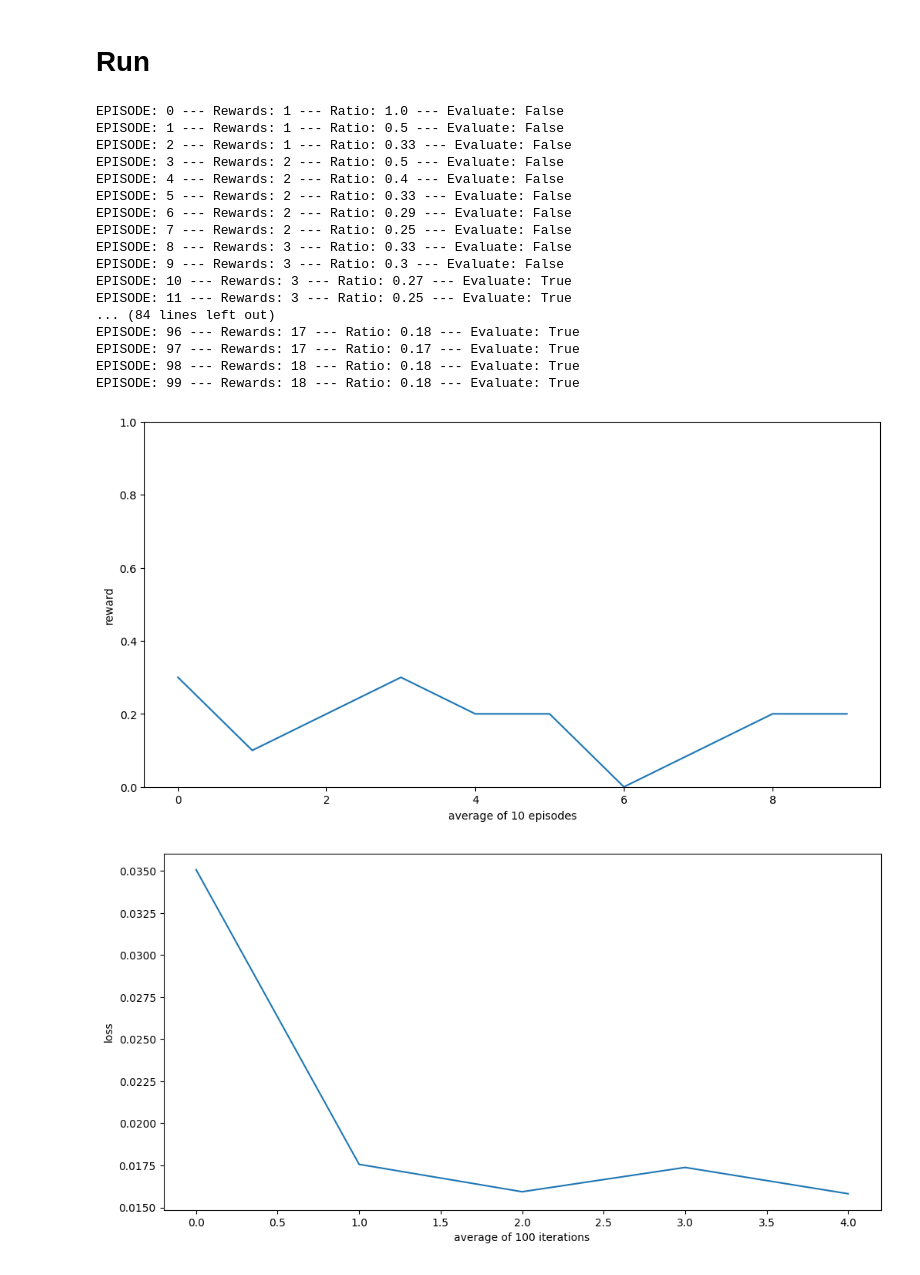
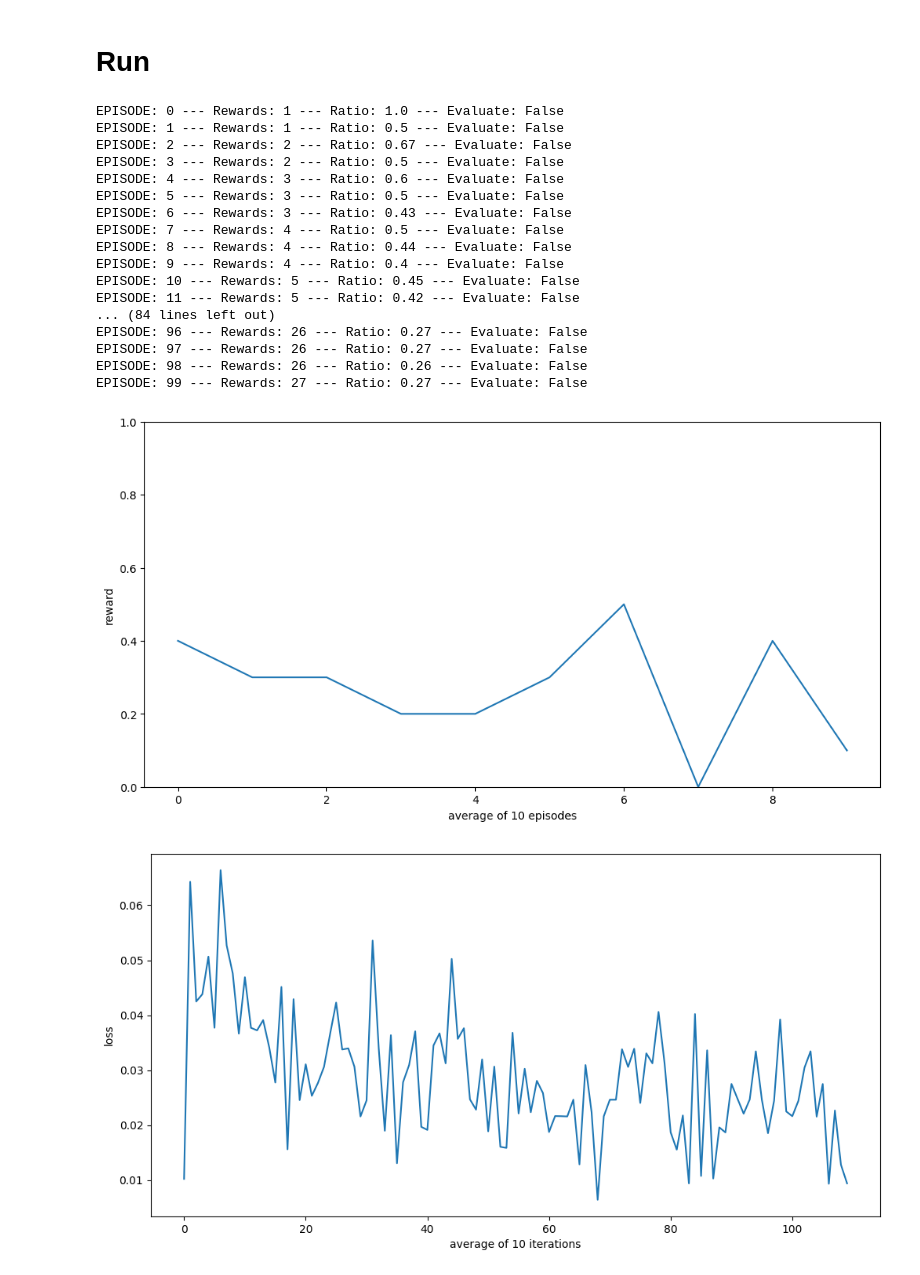
Before and after one commit to oyjuffer/DRL-A1, a Jupyter notebook: main.ipynb, the cells around one changed output. Cells and saved outputs as stored; diff of their text form; code cells hidden in the pictures.

```diff
--- a/main.ipynb
+++ b/main.ipynb
@@ -143,10 +143,11 @@ class Agent():
 
         # hyperparameters
         self.batch_size = 32
-        self.epsilon = 0.8
-        self.epsilon_end = 0.1
+        self.epsilon = 1.0
+        self.epsilon_end = 0.05
         self.epsilon_decay = 0.001
-        self.gamma = 0.95
+        self.gamma = 0.9
+        self.clip_norm = 1.0
 
     # select an action based on epsilon greedy method
     def action(self, state, evaluate):
@@ -166,20 +167,22 @@ class Agent():
         # sample from the experience replay buffer
         states, actions, rewards, states_next, terminals = replay_buffer.sample(self.batch_size)
 
-        target_q = rewards + (1 - terminals) * self.gamma * np.max(self.target_net(states_next), axis=1)
+        target_q = rewards + self.gamma * np.max(self.target_net(states_next))
         mask = tf.one_hot(actions, self.action_size)
 
         # GradientTape is a more customizable version of .fit()
         with tf.GradientTape() as tape:
             all_train_q = self.train_net(states)
-            train_q = tf.reduce_sum(all_train_q * mask, axis=1, keepdims=True)
+            train_q = tf.reduce_sum(all_train_q * mask)
             loss = tf.reduce_mean(loss_fn(target_q, train_q))
 
         gradients = tape.gradient(loss, self.train_net.trainable_variables)
+        # gradients, _ = tf.clip_by_global_norm(gradients, self.clip_norm)  # add gradient clipping
         optimizer.apply_gradients(zip(gradients, self.train_net.trainable_variables))
 
         return loss
 
+
     # update the target network
     def update_target_network(self):
         self.target_net.set_weights(self.train_net.get_weights())
@@ -248,47 +251,47 @@ rewards, loss = run_environment()
 # %% [output]
 EPISODE: 0 --- Rewards: 1 --- Ratio: 1.0 --- Evaluate: False
 EPISODE: 1 --- Rewards: 1 --- Ratio: 0.5 --- Evaluate: False
-EPISODE: 2 --- Rewards: 1 --- Ratio: 0.33 --- Evaluate: False
+EPISODE: 2 --- Rewards: 2 --- Ratio: 0.67 --- Evaluate: False
 EPISODE: 3 --- Rewards: 2 --- Ratio: 0.5 --- Evaluate: False
-EPISODE: 4 --- Rewards: 2 --- Ratio: 0.4 --- Evaluate: False
-EPISODE: 5 --- Rewards: 2 --- Ratio: 0.33 --- Evaluate: False
-EPISODE: 6 --- Rewards: 2 --- Ratio: 0.29 --- Evaluate: False
-EPISODE: 7 --- Rewards: 2 --- Ratio: 0.25 --- Evaluate: False
-EPISODE: 8 --- Rewards: 3 --- Ratio: 0.33 --- Evaluate: False
-EPISODE: 9 --- Rewards: 3 --- Ratio: 0.3 --- Evaluate: False
-EPISODE: 10 --- Rewards: 3 --- Ratio: 0.27 --- Evaluate: True
-EPISODE: 11 --- Rewards: 3 --- Ratio: 0.25 --- Evaluate: True
+EPISODE: 4 --- Rewards: 3 --- Ratio: 0.6 --- Evaluate: False
+EPISODE: 5 --- Rewards: 3 --- Ratio: 0.5 --- Evaluate: False
+EPISODE: 6 --- Rewards: 3 --- Ratio: 0.43 --- Evaluate: False
+EPISODE: 7 --- Rewards: 4 --- Ratio: 0.5 --- Evaluate: False
+EPISODE: 8 --- Rewards: 4 --- Ratio: 0.44 --- Evaluate: False
+EPISODE: 9 --- Rewards: 4 --- Ratio: 0.4 --- Evaluate: False
+EPISODE: 10 --- Rewards: 5 --- Ratio: 0.45 --- Evaluate: False
+EPISODE: 11 --- Rewards: 5 --- Ratio: 0.42 --- Evaluate: False
 ... (84 lines left out)
-EPISODE: 96 --- Rewards: 17 --- Ratio: 0.18 --- Evaluate: True
-EPISODE: 97 --- Rewards: 17 --- Ratio: 0.17 --- Evaluate: True
-EPISODE: 98 --- Rewards: 18 --- Ratio: 0.18 --- Evaluate: True
-EPISODE: 99 --- Rewards: 18 --- Ratio: 0.18 --- Evaluate: True
+EPISODE: 96 --- Rewards: 26 --- Ratio: 0.27 --- Evaluate: False
+EPISODE: 97 --- Rewards: 26 --- Ratio: 0.27 --- Evaluate: False
+EPISODE: 98 --- Rewards: 26 --- Ratio: 0.26 --- Evaluate: False
+EPISODE: 99 --- Rewards: 27 --- Ratio: 0.27 --- Evaluate: False
 # %%
 # average reward across 10 episodes
 num_episodes = 10
 num_samples = rewards.size
 num_batches = rewards.size // 10
 reward_reshaped = rewards[:num_batches*num_episodes].reshape(num_batches, num_episodes)
 average_reward = np.mean(reward_reshaped, axis=1)
 plt.figure(figsize=(12,6))
 plt.plot(average_reward)
 plt.xlabel(f"average of {num_episodes} episodes")
 plt.ylabel("reward")
 plt.ylim(0, 1)
 plt.show()
 
 
 # average loss across 100 iterations
-num_iterations = 100
+num_iterations = 10
 num_samples = loss.size
 num_batches = num_samples // num_iterations
 loss_episode_reshaped = loss[:num_batches*num_iterations].reshape(num_batches, num_iterations)
 average_loss = np.mean(loss_episode_reshaped, axis=1)
 plt.figure(figsize=(12,6))
 plt.plot(average_loss)
 plt.xlabel(f"average of {num_iterations} iterations")
 plt.ylabel("loss")
 plt.show()
 # %% [output]
-[figure, old version]
+[figure, new version]
-[figure, old version]
+[figure, new version]
```
Also changed, not shown: parts of 1 cell of this notebook.
